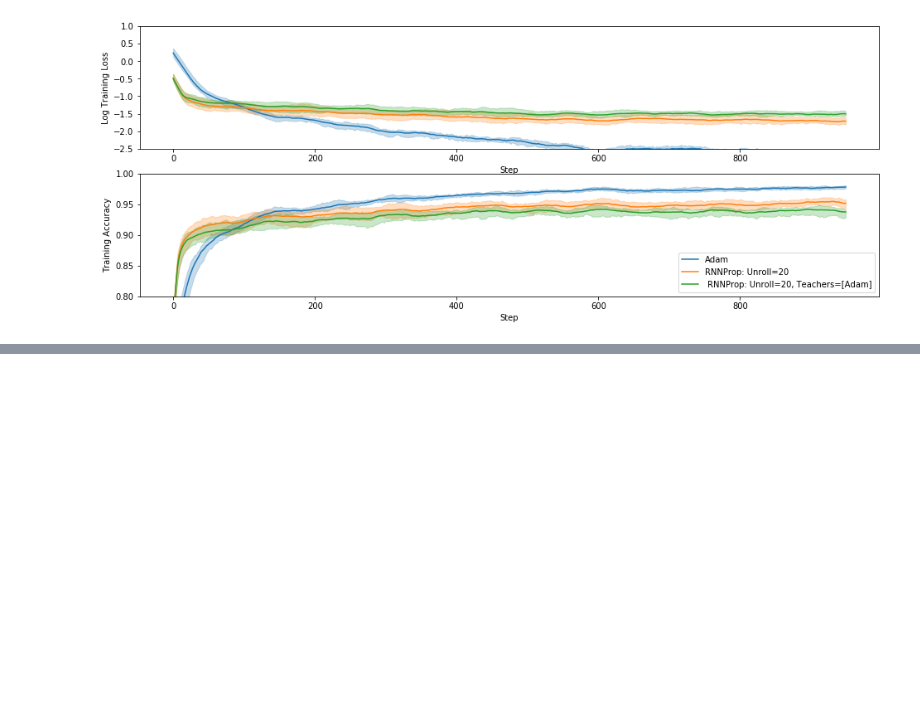
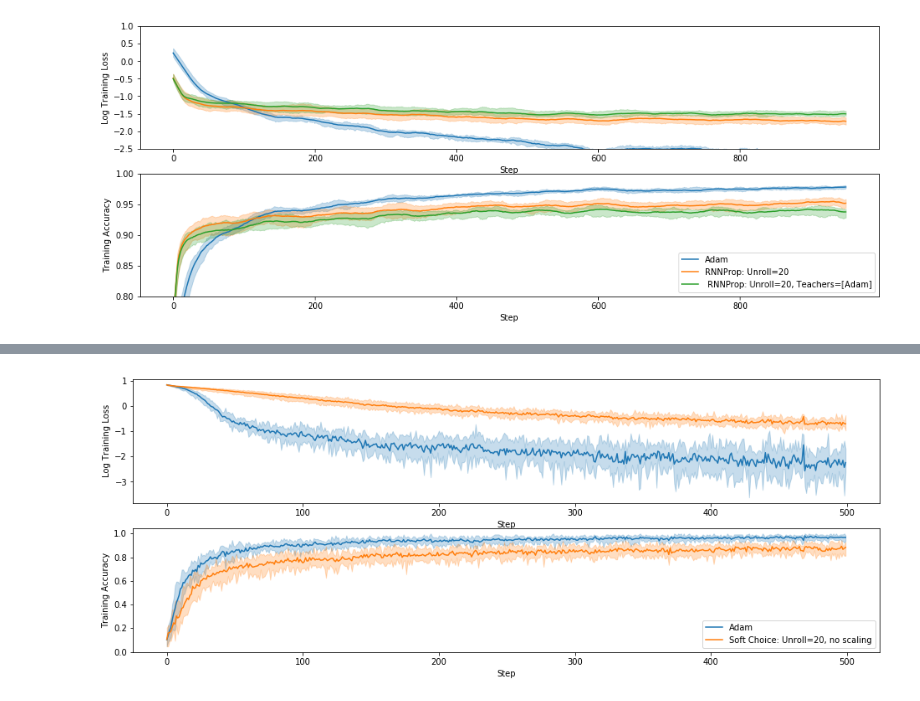
Before and after one commit to thetianshuhuang/l2o, a Jupyter notebook: eval_analysis.ipynb, the cells around one changed output, grey strips where cells are left out. Cells and saved outputs as stored; diff of their text form; code cells hidden in the pictures; blank space fills up the shorter version.

```diff
--- a/eval_analysis.ipynb
+++ b/eval_analysis.ipynb
@@ -70,0 +79,6 @@ axs[1].set_ylim(0.8, 1)
+# %%
+fig, axs = plt.subplots(2, 1, figsize=(16, 6))
+plot.plot_stats_batch(["adam", "choice_noscale"], axs, end=500, use_time=False, sma=1)
+# axs[0].axhline(-1.52)
+# %% [output]
+[figure, added]
```
Also changed, not shown: parts of 1 cell of this notebook, 5 other files.
